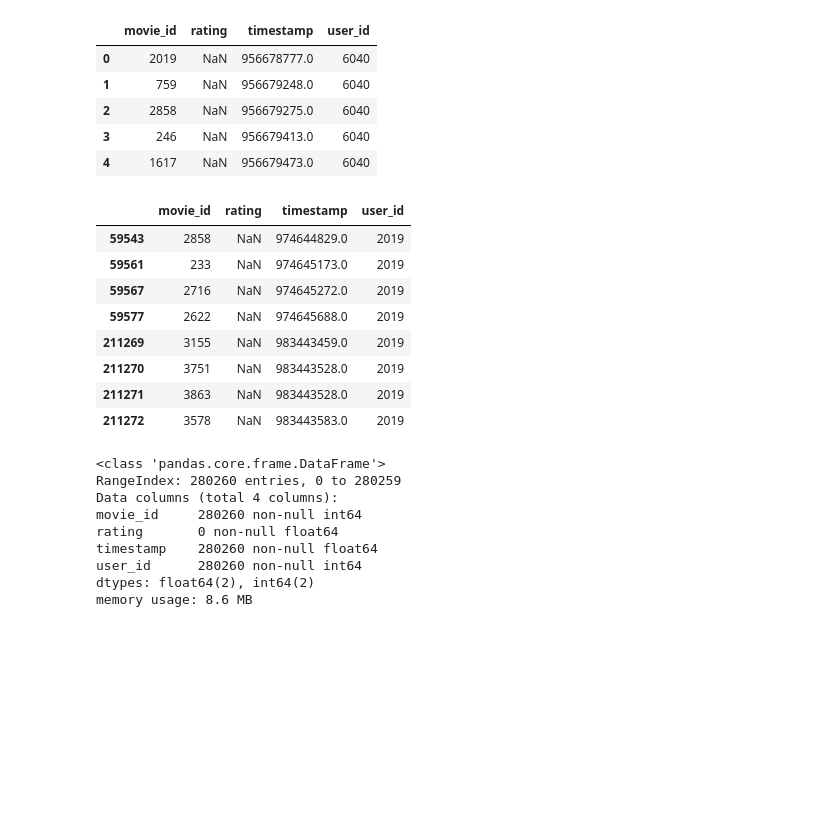
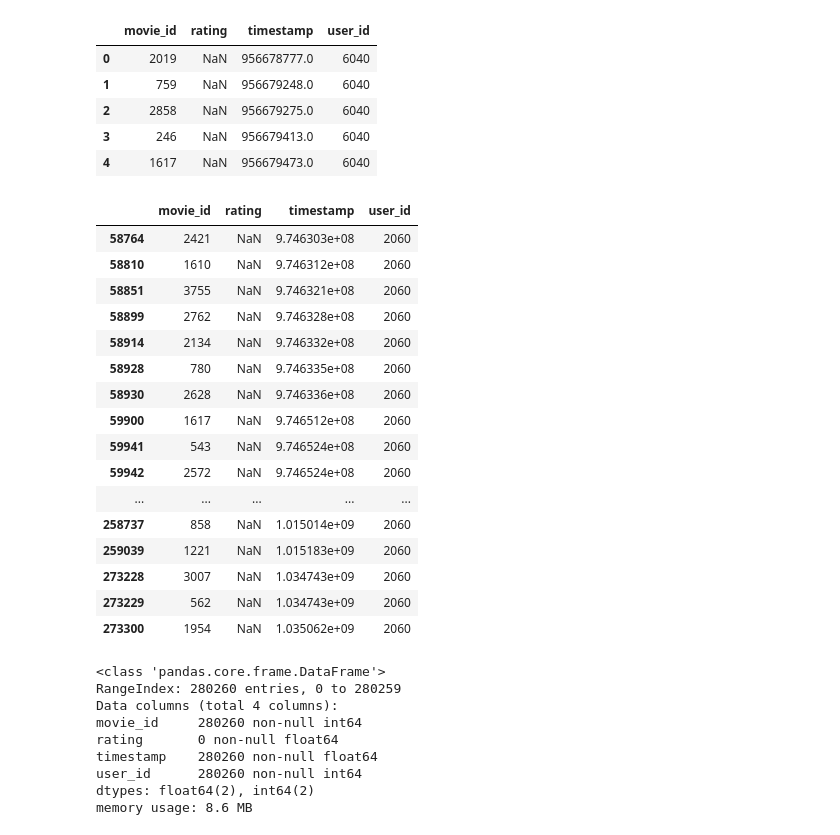
Before and after one commit to tsgreenwood-flatiron-data-science/recommendation-case-study, a Jupyter notebook: tara_eda.ipynb, the cells around one changed output. Cells and saved outputs as stored; diff of their text form; code cells hidden in the pictures; blank space fills up the shorter version.

```diff
--- a/tara_eda.ipynb
+++ b/tara_eda.ipynb
@@ -175,17 +196,25 @@ drq.head()
 | 3 | 246 | NaN | 956679413.0 | 6040 |
 | 4 | 1617 | NaN | 956679473.0 | 6040 |
 # %%
-drq.loc[drq.user_id == 2019]
+drq.loc[drq.user_id == 2060]
 # %% [output]
 |  | movie_id | rating | timestamp | user_id |
-| 59543 | 2858 | NaN | 974644829.0 | 2019 |
-| 59561 | 233 | NaN | 974645173.0 | 2019 |
-| 59567 | 2716 | NaN | 974645272.0 | 2019 |
-| 59577 | 2622 | NaN | 974645688.0 | 2019 |
-| 211269 | 3155 | NaN | 983443459.0 | 2019 |
-| 211270 | 3751 | NaN | 983443528.0 | 2019 |
-| 211271 | 3863 | NaN | 983443528.0 | 2019 |
-| 211272 | 3578 | NaN | 983443583.0 | 2019 |
+| 58764 | 2421 | NaN | 9.746303e+08 | 2060 |
+| 58810 | 1610 | NaN | 9.746312e+08 | 2060 |
+| 58851 | 3755 | NaN | 9.746321e+08 | 2060 |
+| 58899 | 2762 | NaN | 9.746328e+08 | 2060 |
+| 58914 | 2134 | NaN | 9.746332e+08 | 2060 |
+| 58928 | 780 | NaN | 9.746335e+08 | 2060 |
+| 58930 | 2628 | NaN | 9.746336e+08 | 2060 |
+| 59900 | 1617 | NaN | 9.746512e+08 | 2060 |
+| 59941 | 543 | NaN | 9.746524e+08 | 2060 |
+| 59942 | 2572 | NaN | 9.746524e+08 | 2060 |
+| ... | ... | ... | ... | ... |
+| 258737 | 858 | NaN | 1.015014e+09 | 2060 |
+| 259039 | 1221 | NaN | 1.015183e+09 | 2060 |
+| 273228 | 3007 | NaN | 1.034743e+09 | 2060 |
+| 273229 | 562 | NaN | 1.034743e+09 | 2060 |
+| 273300 | 1954 | NaN | 1.035062e+09 | 2060 |
 # %%
 drq.info()
 # %% [output]
```
Also changed, not shown: parts of 41 cells of this notebook, 1 other file.
